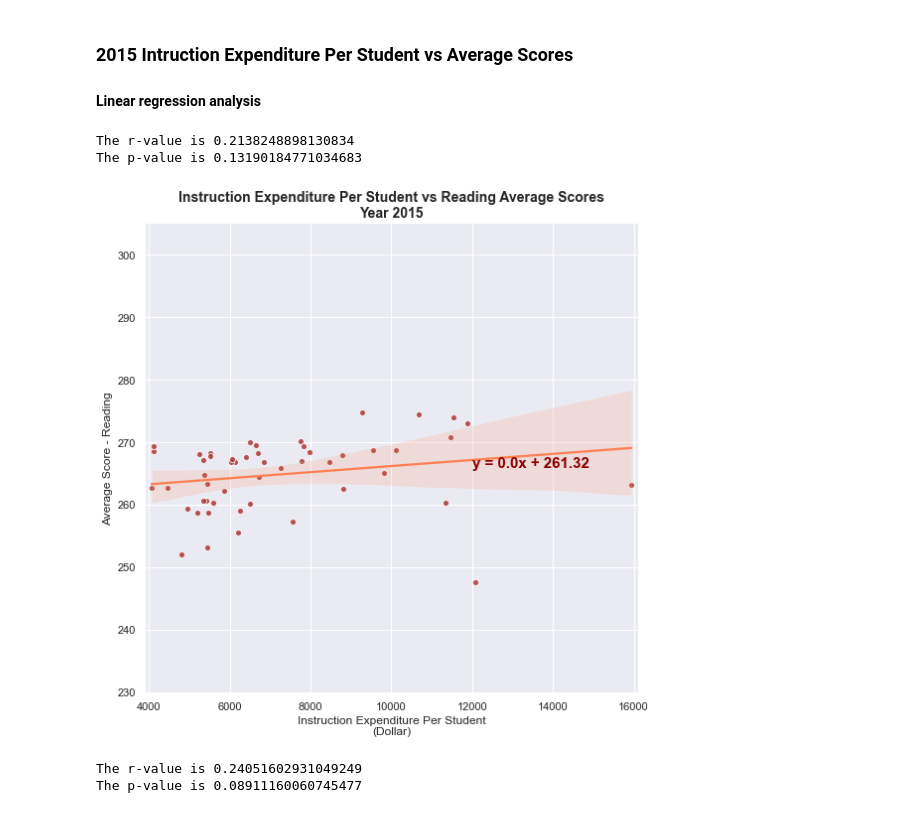
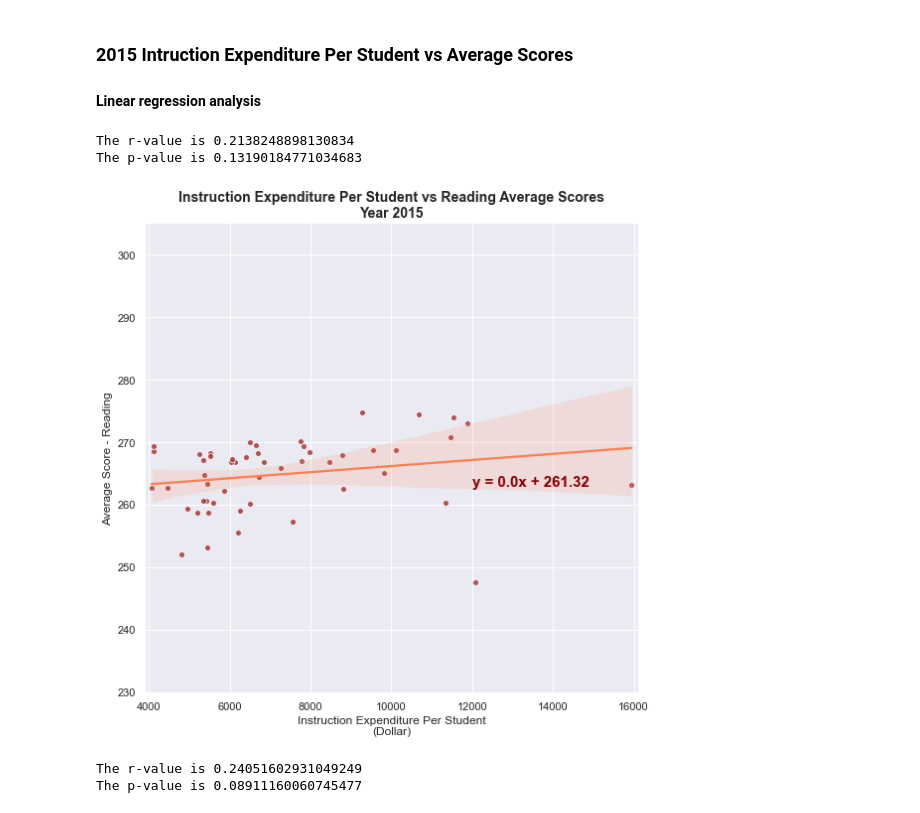
Before and after one commit to trangbt278/education, a Jupyter notebook: Student_Performance_vs_Funding.ipynb, the cells around one changed output. Cells and saved outputs as stored; diff of their text form; code cells hidden in the pictures.

```diff
--- a/Student_Performance_vs_Funding.ipynb
+++ b/Student_Performance_vs_Funding.ipynb
@@ -318,35 +324,35 @@ The p-value is 0.2829781828330713
 # %%
 # Linear regression for 8th grade Reading vs Spending per Student
 sns.set_theme(color_codes = True)
 f, ax = plt.subplots(figsize = (8,8))
 sns.despine(f, left = False, bottom = False)
 
 slope, intercept, r_value, p_value, std_err = st.linregress(year_2015_8th_read["INSTRUCTION_EXPENDITURE_PER_STUDENT"],
                                                             year_2015_8th_read["AVG_SCORE"])
 
 
 line_eq = "y = " + str(round(slope,2)) + "x + " + str(round(intercept,2))
-plt.annotate(line_eq, (12000, 266), fontsize = 15, color = "darkred", fontweight = "bold")
+plt.annotate(line_eq, (12000, 263), fontsize = 15, color = "darkred", fontweight = "bold")
 ax.set(xlim = (3900, 16100), ylim = (230, 305))
 
 sns.regplot(data = year_2015_8th_read, x = "INSTRUCTION_EXPENDITURE_PER_STUDENT", y = "AVG_SCORE",
             line_kws = {"color": "coral", "label":"y = {0:.1f}x+{1:.1f}".format(slope,intercept)},
             scatter_kws = {"color": "brown", "edgecolor": "w"})
 
 plt.xlabel("Instruction Expenditure Per Student\n(Dollar)", fontsize = 12)
 plt.ylabel("Average Score - Reading", fontsize = 12)
 plt.title("Instruction Expenditure Per Student vs Reading Average Scores\nYear 2015",
           fontsize = 14, fontweight = "bold")
 
 print(f"The r-value is {r_value}")
 print(f"The p-value is {p_value}")
 
 plt.tight_layout()
 plt.savefig("Output_images/Reg_2015_Exp_Read.png")
 # %% [output]
 The r-value is 0.2138248898130834
 The p-value is 0.13190184771034683
-[figure, old version]
+[figure, new version]
 # %%
 # Linear regression for 8th grade Math vs Spending per Student
 sns.set_theme(color_codes = True)
```
Also changed, not shown: parts of 8 cells of this notebook, 23 other files.
